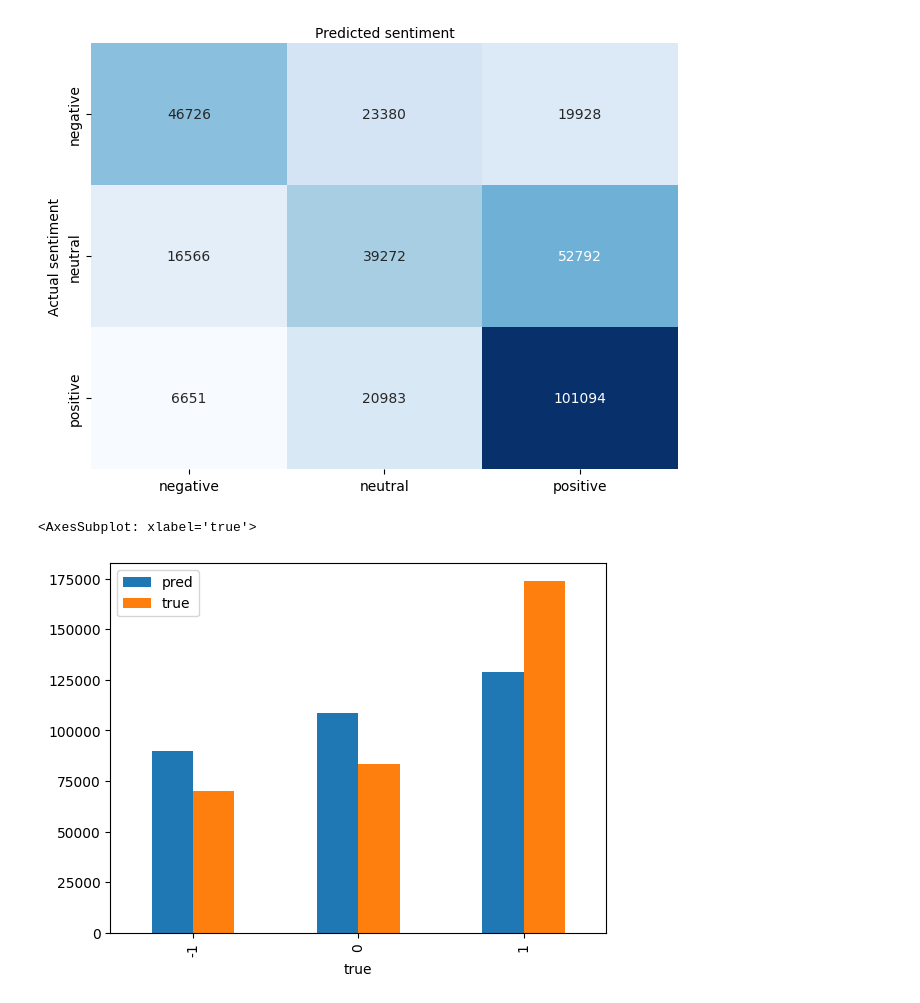
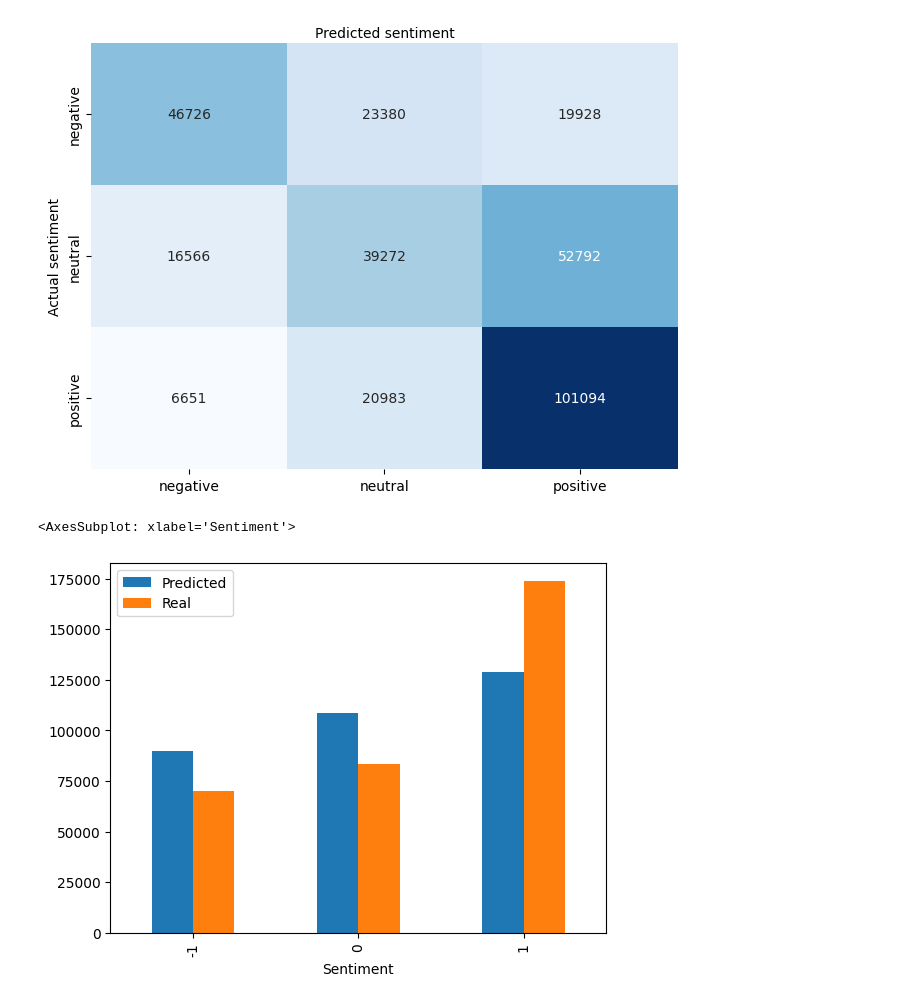
Before and after one commit to AndreaCamilloni/DM2583-project, a Jupyter notebook: notebook.ipynb, the cells around one changed output. Saved outputs shown, nothing was run; the diff lists cells and outputs as text; code cells hidden in the pictures.

Commit message:
fix on predicted Sentiment plot

```diff
--- a/notebook.ipynb
+++ b/notebook.ipynb
@@ -198,13 +198,14 @@ plt.xlabel('Predicted sentiment');
 # %% [output]
 [figure]
 # %%
-sentiments = pd.DataFrame({'pred' : y_hat, 'true' : y_test})
+sentiments = pd.DataFrame({'Predicted' : y_hat, 'Real' : y_test})
 # %%
-pred=sentiments.groupby(by="pred").count()
-true=sentiments.groupby(by="true").count()
+pred=sentiments.groupby(by="Predicted").count()
+true=sentiments.groupby(by="Real").count()
 sentiments_distr=true.join(pred)
+sentiments_distr.index.names = ['Sentiment']
 # %%
-sentiments_distr.plot(kind='bar')
+sentiments_distr.plot(kind='bar',)
 # %% [output]
-<AxesSubplot: xlabel='true'>
+<AxesSubplot: xlabel='Sentiment'>
-[figure, old version]
+[figure, new version]
```
